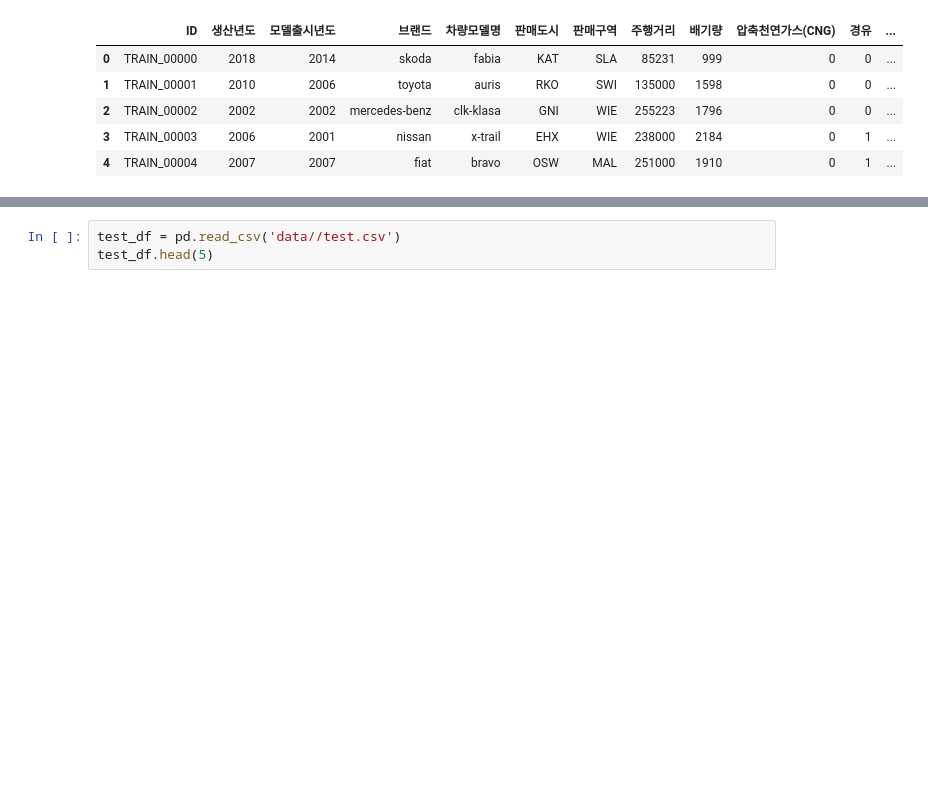
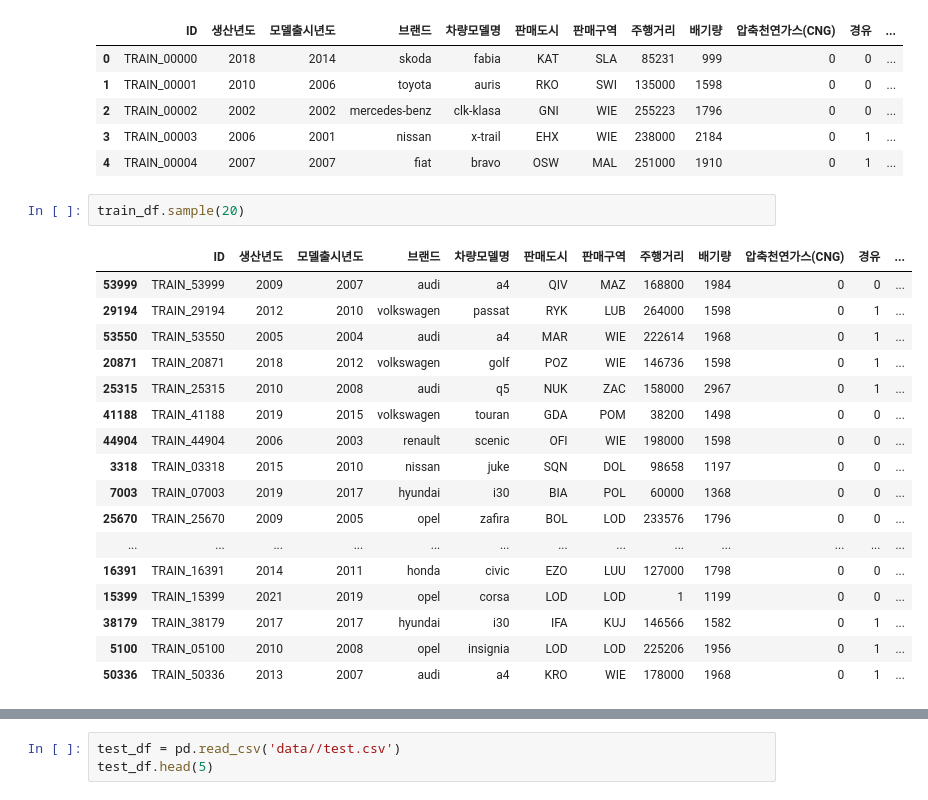
Before and after one commit to woojooc/ML_Car, a Jupyter notebook: jm/dacon/preprocessing.ipynb, the cells around one changed output, grey strips where cells are left out. Cells and saved outputs as stored; diff of their text form; blank space fills up the shorter version.

```diff
--- a/jm/dacon/preprocessing.ipynb
+++ b/jm/dacon/preprocessing.ipynb
@@ -14,3 +14,23 @@ train_df.head(5)
 | 2 | TRAIN_00002 | 2002 | 2002 | mercedes-benz | clk-klasa | GNI | WIE | 255223 | 1796 | 0 | 0 | ... |
 | 3 | TRAIN_00003 | 2006 | 2001 | nissan | x-trail | EHX | WIE | 238000 | 2184 | 0 | 1 | ... |
 | 4 | TRAIN_00004 | 2007 | 2007 | fiat | bravo | OSW | MAL | 251000 | 1910 | 0 | 1 | ... |
+# %%
+train_df.sample(20)
+# %% [output]
+|  | ID | 생산년도 | 모델출시년도 | 브랜드 | 차량모델명 | 판매도시 | 판매구역 | 주행거리 | 배기량 | 압축천연가스(CNG) | 경유 | ... |
+| 53999 | TRAIN_53999 | 2009 | 2007 | audi | a4 | QIV | MAZ | 168800 | 1984 | 0 | 0 | ... |
+| 29194 | TRAIN_29194 | 2012 | 2010 | volkswagen | passat | RYK | LUB | 264000 | 1598 | 0 | 1 | ... |
+| 53550 | TRAIN_53550 | 2005 | 2004 | audi | a4 | MAR | WIE | 222614 | 1968 | 0 | 1 | ... |
+| 20871 | TRAIN_20871 | 2018 | 2012 | volkswagen | golf | POZ | WIE | 146736 | 1598 | 0 | 1 | ... |
+| 25315 | TRAIN_25315 | 2010 | 2008 | audi | q5 | NUK | ZAC | 158000 | 2967 | 0 | 1 | ... |
+| 41188 | TRAIN_41188 | 2019 | 2015 | volkswagen | touran | GDA | POM | 38200 | 1498 | 0 | 0 | ... |
+| 44904 | TRAIN_44904 | 2006 | 2003 | renault | scenic | OFI | WIE | 198000 | 1598 | 0 | 0 | ... |
+| 3318 | TRAIN_03318 | 2015 | 2010 | nissan | juke | SQN | DOL | 98658 | 1197 | 0 | 0 | ... |
+| 7003 | TRAIN_07003 | 2019 | 2017 | hyundai | i30 | BIA | POL | 60000 | 1368 | 0 | 0 | ... |
+| 25670 | TRAIN_25670 | 2009 | 2005 | opel | zafira | BOL | LOD | 233576 | 1796 | 0 | 0 | ... |
+| ... | ... | ... | ... | ... | ... | ... | ... | ... | ... | ... | ... | ... |
+| 16391 | TRAIN_16391 | 2014 | 2011 | honda | civic | EZO | LUU | 127000 | 1798 | 0 | 0 | ... |
+| 15399 | TRAIN_15399 | 2021 | 2019 | opel | corsa | LOD | LOD | 1 | 1199 | 0 | 0 | ... |
+| 38179 | TRAIN_38179 | 2017 | 2017 | hyundai | i30 | IFA | KUJ | 146566 | 1582 | 0 | 1 | ... |
+| 5100 | TRAIN_05100 | 2010 | 2008 | opel | insignia | LOD | LOD | 225206 | 1956 | 0 | 1 | ... |
+| 50336 | TRAIN_50336 | 2013 | 2007 | audi | a4 | KRO | WIE | 178000 | 1968 | 0 | 1 | ... |
```
Also changed, not shown: parts of 1 cell of this notebook.
